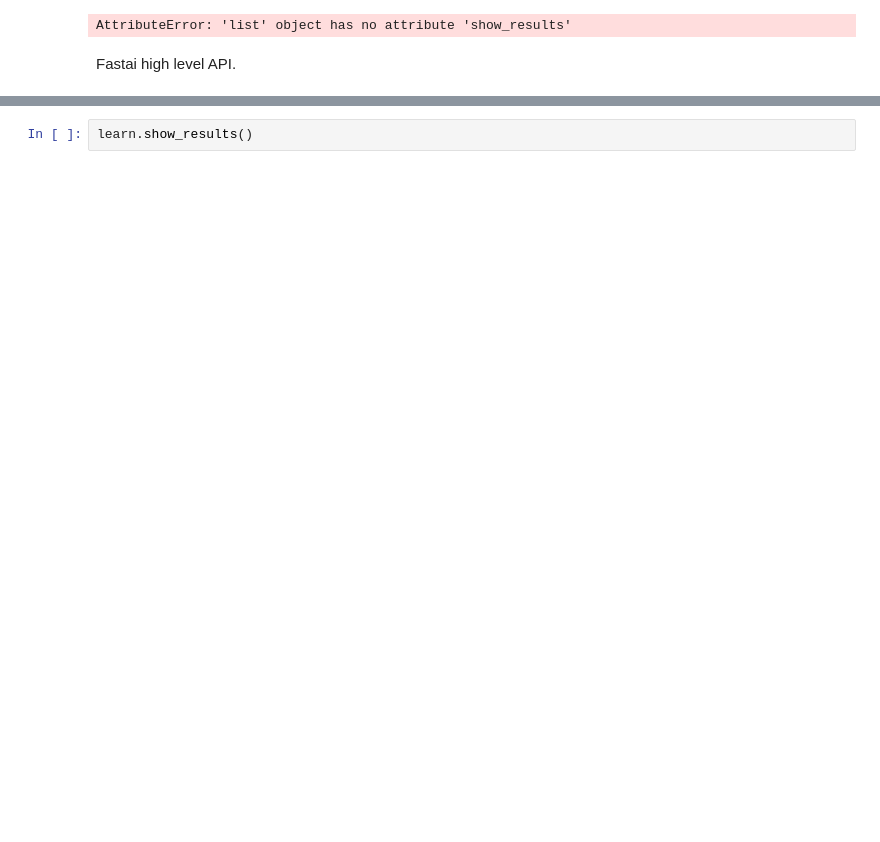
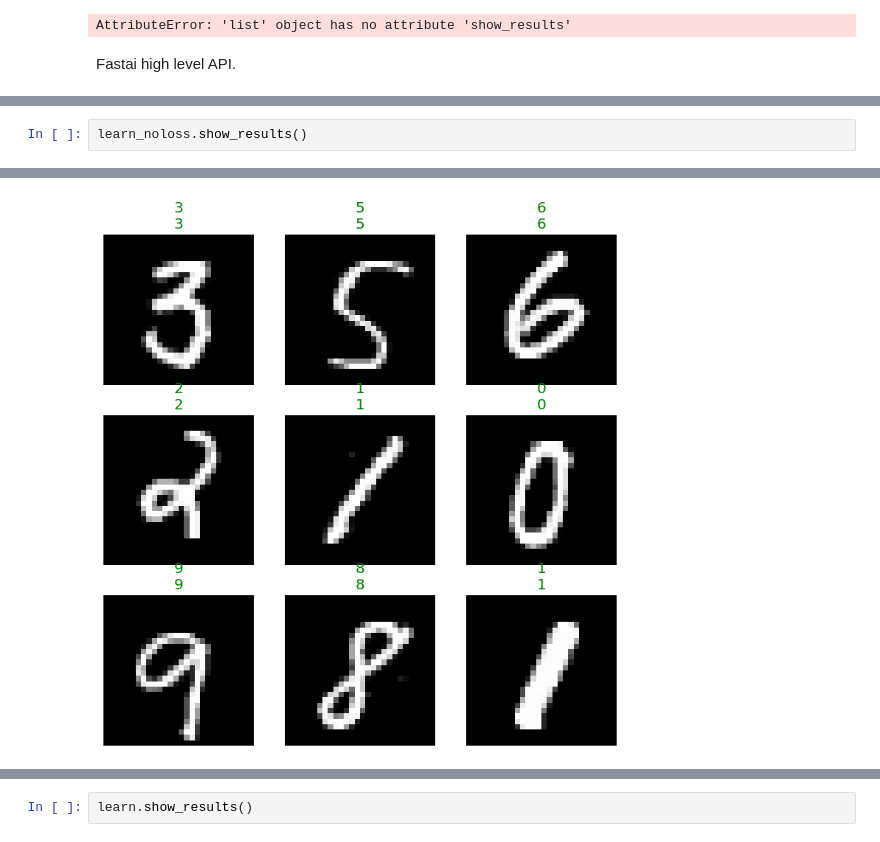
Before and after one commit to rubanzasilva/mnist_basics, a Jupyter notebook: a_mnist.ipynb, the cells around one changed output, grey strips where cells are left out. Saved outputs shown, nothing was run; the diff lists cells and outputs as text; blank space fills up the shorter version.

```diff
--- a/a_mnist.ipynb
+++ b/a_mnist.ipynb
@@ -364,0 +378,3 @@ Downloading: "https://download.pytorch.org/models/resnet34-b627a593.pth" to /roo
+# %%
+learn_noloss.show_results()
+# %% [output]
@@ -365,3 +382,4 @@ Downloading: "https://download.pytorch.org/models/resnet34-b627a593.pth" to /roo
+[figure, added]
 # %%
 learn.recorder.values[-1][2]
 # %% [output]
```
Also changed, not shown: parts of 16 cells of this notebook.
